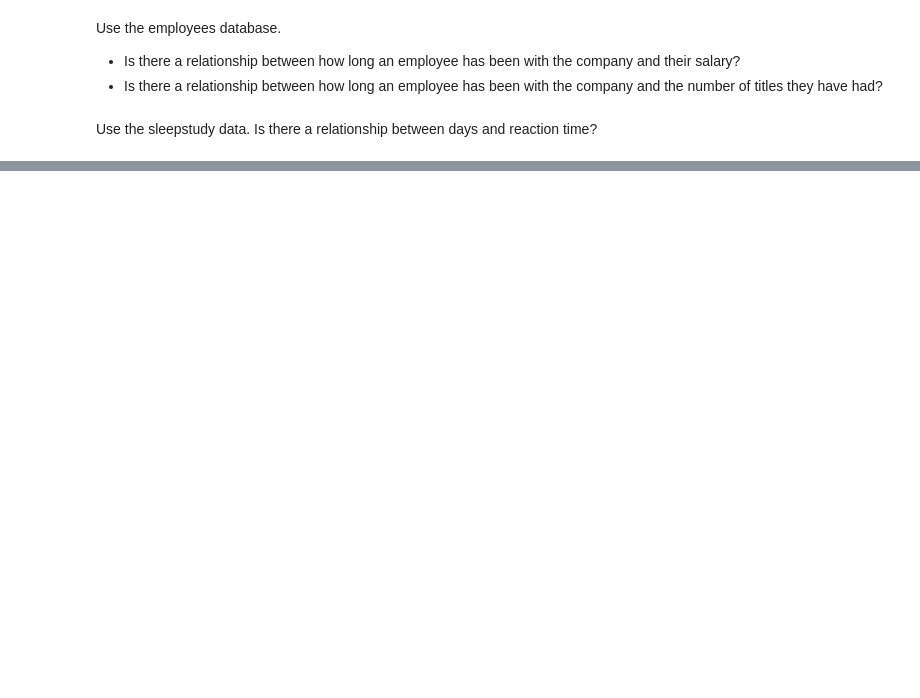
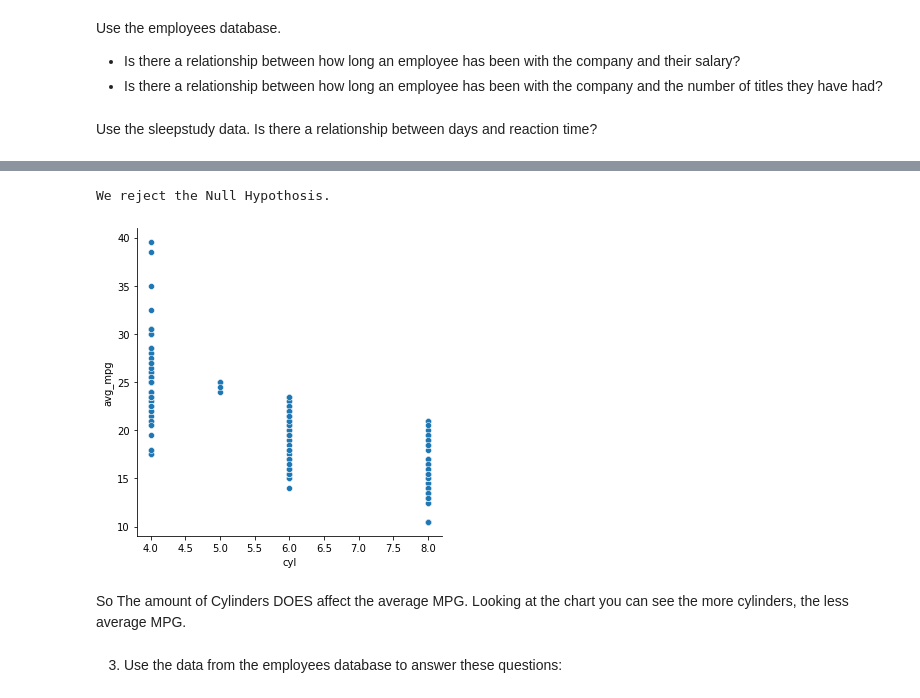
Before and after one commit to JenniferMLewis/statistics-exercises, a Jupyter notebook: hypothesis_testing.ipynb, the cells around one changed output, grey strips where cells are left out. Drawn from its saved outputs; the diff is of its cells as text; code cells hidden in the pictures; blank space fills up the shorter version.

```diff
--- a/hypothesis_testing.ipynb
+++ b/hypothesis_testing.ipynb
@@ -177,0 +253,5 @@ Use the sleepstudy data. Is there a relationship between days and reaction time?
+# %%
+mpg = data('mpg')
+# For Lesson they cleaned up transmisssion by creating a new column and filtering out the last 4 characters which were all the sub types of automatic/manual:
+# mpg['transmission'] = mpg.trans.str[:-4]
+mpg.head()
@@ -177,0 +265,3 @@ Use the sleepstudy data. Is there a relationship between days and reaction time?
+# %%
+# Maybe we'll try Cylinder vs AVG MPG
+mpg['avg_mpg'] = (mpg.hwy + mpg.cty)/ 2
@@ -177,0 +351,16 @@ Use the sleepstudy data. Is there a relationship between days and reaction time?
+# %%
+if p < alf:
+    print("We reject the Null Hypothosis.")
+else:
+    print("We cannot reject the Null Hypothosis")
+# %% [output]
+We reject the Null Hypothosis.
+# %%
+sns.relplot(mpg.cyl, mpg.avg_mpg)
+plt.show()
+# %% [output]
+[figure, added]
+# %% [markdown]
+So The amount of Cylinders DOES affect the average MPG. Looking at the chart you can see the more cylinders, the less average MPG.
+# %% [markdown]
+3. Use the data from the employees database to answer these questions:
```
Also changed, not shown: parts of 31 cells of this notebook.
